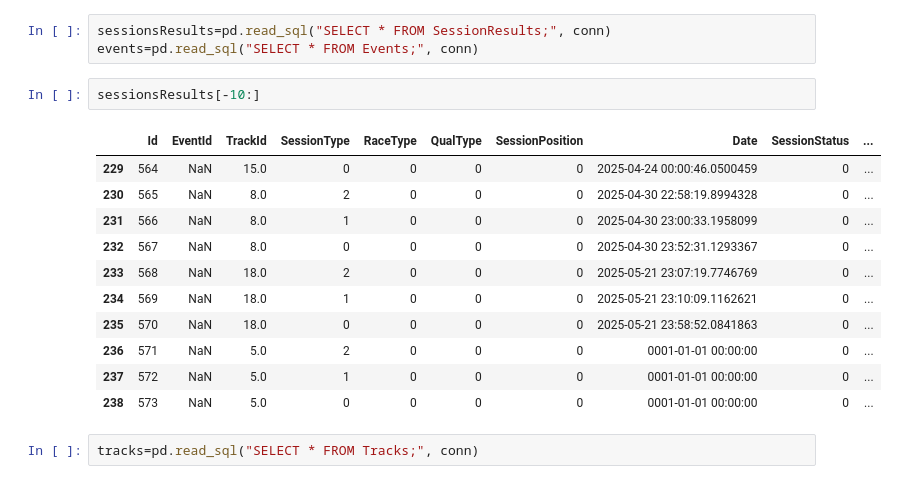
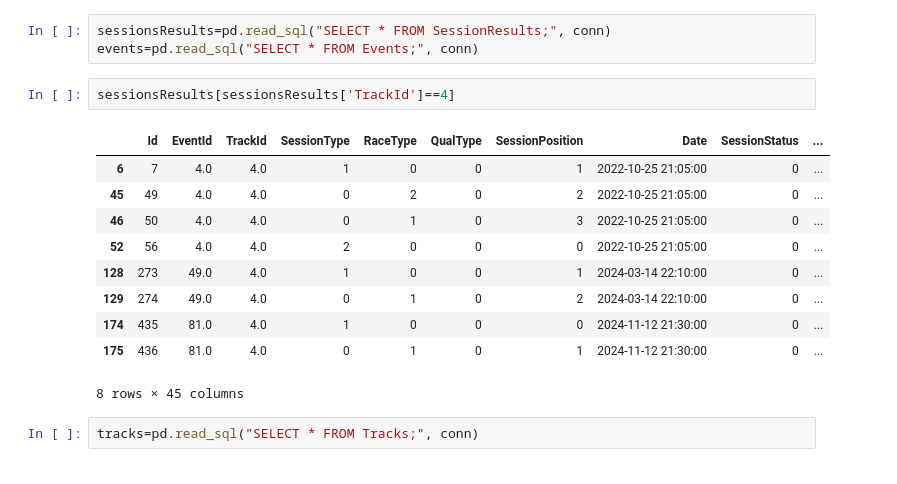
Before and after one commit to adriantorres7/FormulaSpain, a Jupyter notebook: notebooks/dataExploration.ipynb, the cells around one changed output. Saved outputs shown, nothing was run; the diff lists cells and outputs as text.

```diff
--- a/notebooks/dataExploration.ipynb
+++ b/notebooks/dataExploration.ipynb
@@ -185,19 +172,18 @@ Name: 6265, dtype: object
 sessionsResults=pd.read_sql("SELECT * FROM SessionResults;", conn)
 events=pd.read_sql("SELECT * FROM Events;", conn)
 # %%
-sessionsResults[-10:]
+sessionsResults[sessionsResults['TrackId']==4]
 # %% [output]
 |  | Id | EventId | TrackId | SessionType | RaceType | QualType | SessionPosition | Date | SessionStatus | ... |
-| 229 | 564 | NaN | 15.0 | 0 | 0 | 0 | 0 | 2025-04-24 00:00:46.0500459 | 0 | ... |
-| 230 | 565 | NaN | 8.0 | 2 | 0 | 0 | 0 | 2025-04-30 22:58:19.8994328 | 0 | ... |
-| 231 | 566 | NaN | 8.0 | 1 | 0 | 0 | 0 | 2025-04-30 23:00:33.1958099 | 0 | ... |
-| 232 | 567 | NaN | 8.0 | 0 | 0 | 0 | 0 | 2025-04-30 23:52:31.1293367 | 0 | ... |
-| 233 | 568 | NaN | 18.0 | 2 | 0 | 0 | 0 | 2025-05-21 23:07:19.7746769 | 0 | ... |
-| 234 | 569 | NaN | 18.0 | 1 | 0 | 0 | 0 | 2025-05-21 23:10:09.1162621 | 0 | ... |
-| 235 | 570 | NaN | 18.0 | 0 | 0 | 0 | 0 | 2025-05-21 23:58:52.0841863 | 0 | ... |
-| 236 | 571 | NaN | 5.0 | 2 | 0 | 0 | 0 | 0001-01-01 00:00:00 | 0 | ... |
-| 237 | 572 | NaN | 5.0 | 1 | 0 | 0 | 0 | 0001-01-01 00:00:00 | 0 | ... |
-| 238 | 573 | NaN | 5.0 | 0 | 0 | 0 | 0 | 0001-01-01 00:00:00 | 0 | ... |
+| 6 | 7 | 4.0 | 4.0 | 1 | 0 | 0 | 1 | 2022-10-25 21:05:00 | 0 | ... |
+| 45 | 49 | 4.0 | 4.0 | 0 | 2 | 0 | 2 | 2022-10-25 21:05:00 | 0 | ... |
+| 46 | 50 | 4.0 | 4.0 | 0 | 1 | 0 | 3 | 2022-10-25 21:05:00 | 0 | ... |
+| 52 | 56 | 4.0 | 4.0 | 2 | 0 | 0 | 0 | 2022-10-25 21:05:00 | 0 | ... |
+| 128 | 273 | 49.0 | 4.0 | 1 | 0 | 0 | 1 | 2024-03-14 22:10:00 | 0 | ... |
+| 129 | 274 | 49.0 | 4.0 | 0 | 1 | 0 | 2 | 2024-03-14 22:10:00 | 0 | ... |
+| 174 | 435 | 81.0 | 4.0 | 1 | 0 | 0 | 0 | 2024-11-12 21:30:00 | 0 | ... |
+| 175 | 436 | 81.0 | 4.0 | 0 | 1 | 0 | 1 | 2024-11-12 21:30:00 | 0 | ... |
+8 rows × 45 columns
 # %%
 tracks=pd.read_sql("SELECT * FROM Tracks;", conn)
 # %%
```
Also changed, not shown: parts of 2 cells of this notebook, 1 other file.
